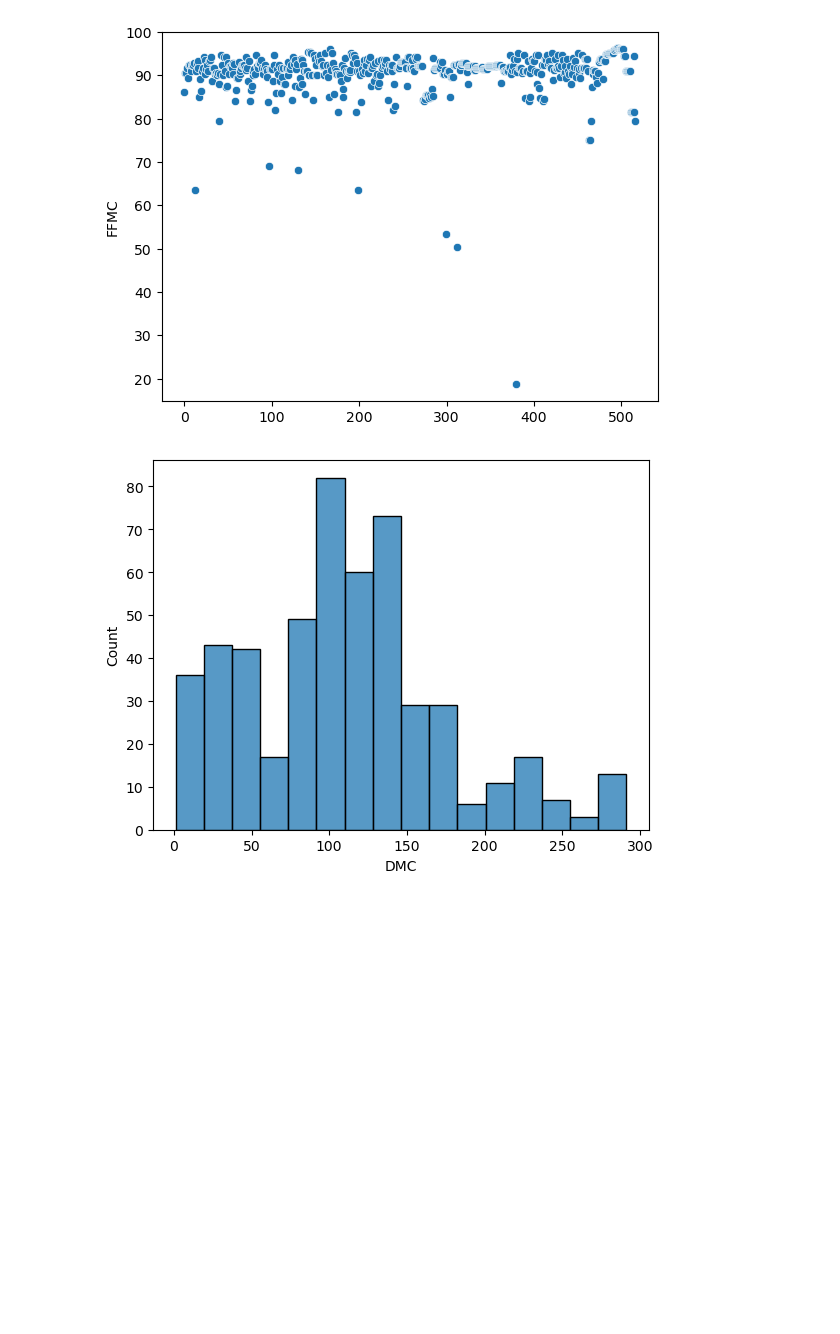
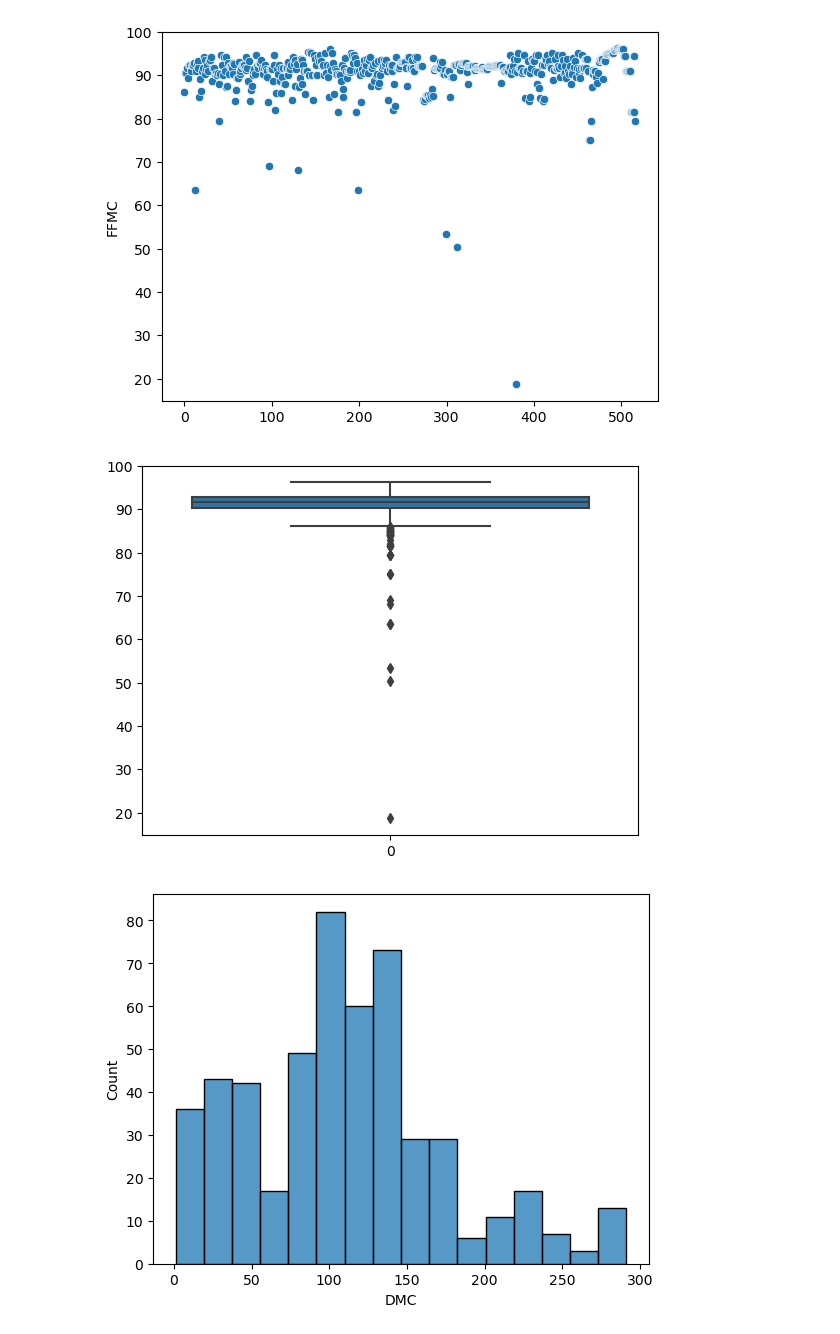
Before and after one commit to SantanaSabrina/forest-fires, a Jupyter notebook: SS notebooks/Explore.ipynb, the cells around one changed output. Drawn from its saved outputs; the diff is of its cells as text; code cells hidden in the pictures; blank space fills up the shorter version.

```diff
--- a/SS notebooks/Explore.ipynb
+++ b/SS notebooks/Explore.ipynb
@@ -78,6 +103,11 @@ sns.scatterplot(df["FFMC"])
 plt.show()
 # %% [output]
 [figure]
+# %%
+sns.boxplot(df["FFMC"])
+plt.show()
+# %% [output]
+[figure, added]
 # %%
 # histograms
 sns.histplot(df["DMC"])
```
Also changed, not shown: parts of 16 cells of this notebook, 1 other file.
